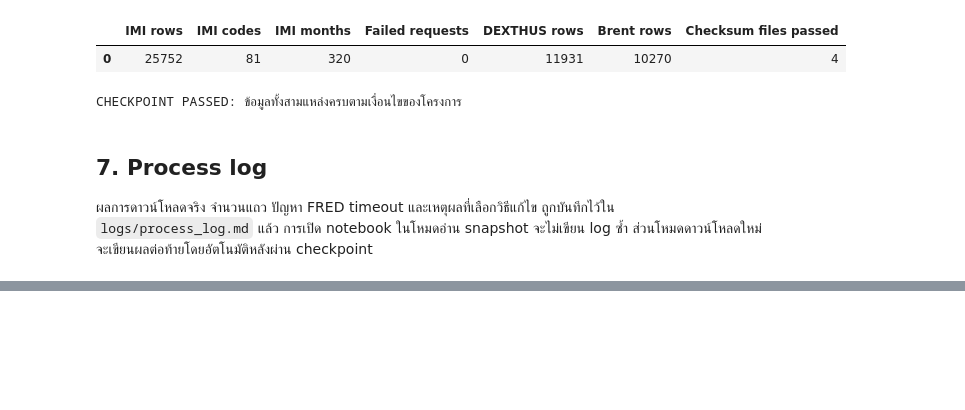
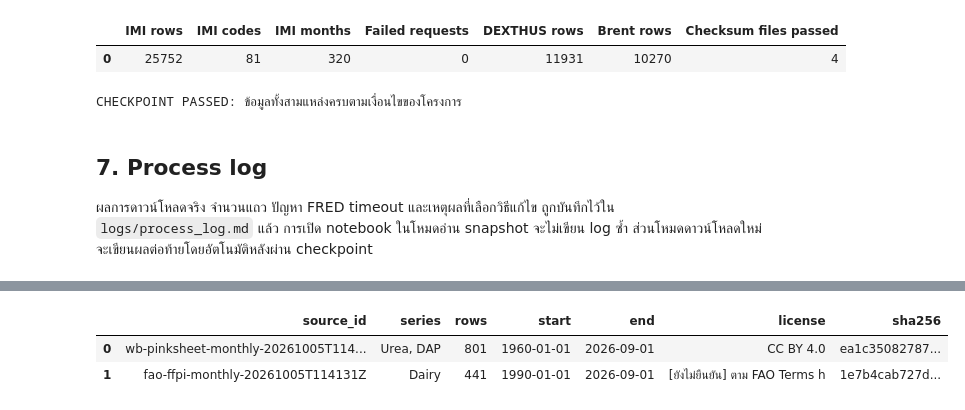
Before and after one commit to PoohParamour/imi-early-warning, a Jupyter notebook: notebooks/01_data_acquisition.ipynb, the cells around one changed output, grey strips where cells are left out. Saved outputs shown, nothing was run; the diff lists cells and outputs as text; code cells hidden in the pictures; blank space fills up the shorter version.

```diff
--- a/notebooks/01_data_acquisition.ipynb
+++ b/notebooks/01_data_acquisition.ipynb
@@ -427,0 +678,85 @@ CHECKPOINT PASSED: ข้อมูลทั้งสามแหล่งคร
+# %%
+DOWNLOAD_COMMODITY = False
+COMMODITY_SOURCES = [
+    {'key': 'wb-pinksheet', 'name': 'World Bank Commodity Price Data (The Pink Sheet), monthly prices',
+     'owner': 'World Bank', 'suffix': 'xlsx', 'license': 'CC BY 4.0',
+     'url': 'https://thedocs.worldbank.org/en/doc/74e8be41ceb20fa0da750cda2f6b9e4e-0050012026/related/CMO-Historical-Data-Monthly.xlsx',
+     'citation': 'World Bank. Commodity Price Data (The Pink Sheet), monthly prices in nominal US dollars.'},
+    {'key': 'fao-ffpi', 'name': 'FAO Food Price Index, monthly nominal indices',
+     'owner': 'Food and Agriculture Organization of the United Nations (FAO)', 'suffix': 'csv',
+     'license': '[ยังไม่ยืนยัน] ตาม FAO Terms https://www.fao.org/contact-us/terms/en/',
+     'url': 'https://www.fao.org/media/docs/worldfoodsituationlibraries/wfs-library/food_price_indices_data.csv',
+     'citation': 'FAO. FAO Food Price Index, Dairy Price Index (2014-2016 = 100).'},
+]
+
+def load_pinksheet(path):
+    sheet = pd.read_excel(path, sheet_name='Monthly Prices', header=None)
+    names = [str(x).strip() if pd.notna(x) else '' for x in sheet.iloc[4]]
+    cols = {name: names.index(name) for name in ('Urea', 'DAP')}
+    frame = sheet.iloc[6:, [0, *cols.values()]].copy()
+    frame.columns = ['period', *cols.keys()]
+    frame = frame[frame.period.astype(str).str.match(r'^\d{4}M\d{2}$')]
+    frame['month_ce'] = pd.to_datetime(frame.period.str.replace('M', '-') + '-01')
+    for name in cols: frame[name] = pd.to_numeric(frame[name], errors='coerce')
+    return frame[['month_ce', *cols.keys()]].reset_index(drop=True)
+
+def load_fao(path):
+    raw_lines = Path(path).read_text(encoding='utf-8-sig').splitlines()
+    header = next(i for i, line in enumerate(raw_lines) if line.startswith('Date,'))
+    frame = pd.read_csv(path, skiprows=header, encoding='utf-8-sig').dropna(subset=['Date'])
+    frame = frame[frame.Date.astype(str).str.match(r'^\d{4}-\d{2}$')]
+    frame['month_ce'] = pd.to_datetime(frame.Date + '-01')
+    frame['Dairy'] = pd.to_numeric(frame.Dairy, errors='coerce')
+    return frame[['month_ce', 'Dairy']].reset_index(drop=True)
+
+sources_document = json.loads(SOURCES_PATH.read_text(encoding='utf-8'))
+commodity_frames, commodity_records = {}, []
+for spec in COMMODITY_SOURCES:
+    prefix = f"{spec['key']}-monthly-"
+    existing = [item for item in sources_document['sources'] if item['source_id'].startswith(prefix)]
+    if not DOWNLOAD_COMMODITY and not existing:
+        raise FileNotFoundError(f"ไม่พบ snapshot {prefix}* ใน sources.json; ตั้ง DOWNLOAD_COMMODITY = True เพื่อดาวน์โหลดใหม่โดยตั้งใจ")
+    if DOWNLOAD_COMMODITY:
+        com_stamp = datetime.now(timezone.utc).strftime('%Y%m%dT%H%M%SZ')
+        completed = subprocess.run(
+            ['curl', '--fail', '--silent', '--show-error', '--location', '--connect-timeout', '15',
+             '--max-time', '120', '--retry', '3', '--retry-all-errors', spec['url']],
+            check=True, capture_output=True, timeout=150)
+        if not completed.stdout:
+            raise ValueError(f"{spec['key']}: ได้ไฟล์ว่าง")
+        path = RAW_DIR / f"{spec['key'].replace('-', '_')}_monthly_{com_stamp}.{spec['suffix']}"
+        path.write_bytes(completed.stdout)
+        frame = load_pinksheet(path) if spec['key'] == 'wb-pinksheet' else load_fao(path)
+        record = {
+            'source_id': f'{prefix}{com_stamp}', 'name': spec['name'], 'owner': spec['owner'],
+            'publisher': spec['owner'], 'url': spec['url'], 'method': 'GET',
+            'downloaded_at_utc': datetime.now(timezone.utc).isoformat().replace('+00:00', 'Z'),
+            'row_count': len(frame), 'series_used': [c for c in frame.columns if c != 'month_ce'],
+            'data_range': {'start': str(frame.month_ce.min().date()), 'end': str(frame.month_ce.max().date())},
+            'file': path.name, 'sha256': file_sha256(path), 'license': spec['license'], 'citation': spec['citation'],
+            'note': 'ใช้ในรอบที่ 2 (Scope หัวข้อ 24) ซึ่งเป็นผลเชิงสำรวจหลังเปิดผล test',
+        }
+        sources_document['sources'].append(record)
+        sources_document['last_updated_at_utc'] = record['downloaded_at_utc']
+        SOURCES_PATH.write_text(json.dumps(sources_document, ensure_ascii=False, indent=2) + '\n', encoding='utf-8')
+    else:
+        record = existing[-1]
+        path = RAW_DIR / record['file']
+        frame = load_pinksheet(path) if spec['key'] == 'wb-pinksheet' else load_fao(path)
+    assert file_sha256(RAW_DIR / record['file']) == record['sha256']
+    since_2000 = frame[frame.month_ce >= '2000-01-01']
+    assert since_2000.month_ce.is_monotonic_increasing and not since_2000.month_ce.duplicated().any()
+    assert len(since_2000) == len(pd.date_range('2000-01-01', since_2000.month_ce.max(), freq='MS'))
+    assert since_2000.drop(columns='month_ce').notna().all().all() and (since_2000.drop(columns='month_ce') > 0).all().all()
+    assert since_2000.month_ce.max() >= target_end
+    commodity_frames[spec['key']] = frame
+    commodity_records.append(record)
+
+display(pd.DataFrame([{
+    'source_id': r['source_id'], 'series': ', '.join(r['series_used']), 'rows': r['row_count'],
+    'start': r['data_range']['start'], 'end': r['data_range']['end'], 'license': r['license'][:30],
+    'sha256': r['sha256'][:12] + '...'} for r in commodity_records]))
+# %% [output]
+|  | source_id | series | rows | start | end | license | sha256 |
+| 0 | wb-pinksheet-monthly-20261005T114... | Urea, DAP | 801 | 1960-01-01 | 2026-09-01 | CC BY 4.0 | ea1c35082787... |
+| 1 | fao-ffpi-monthly-20261005T114131Z | Dairy | 441 | 1990-01-01 | 2026-09-01 | [ยังไม่ยืนยัน] ตาม FAO Terms h | 1e7b4cab727d... |
```
Also changed, not shown: parts of 5 cells of this notebook, 59 other files.
